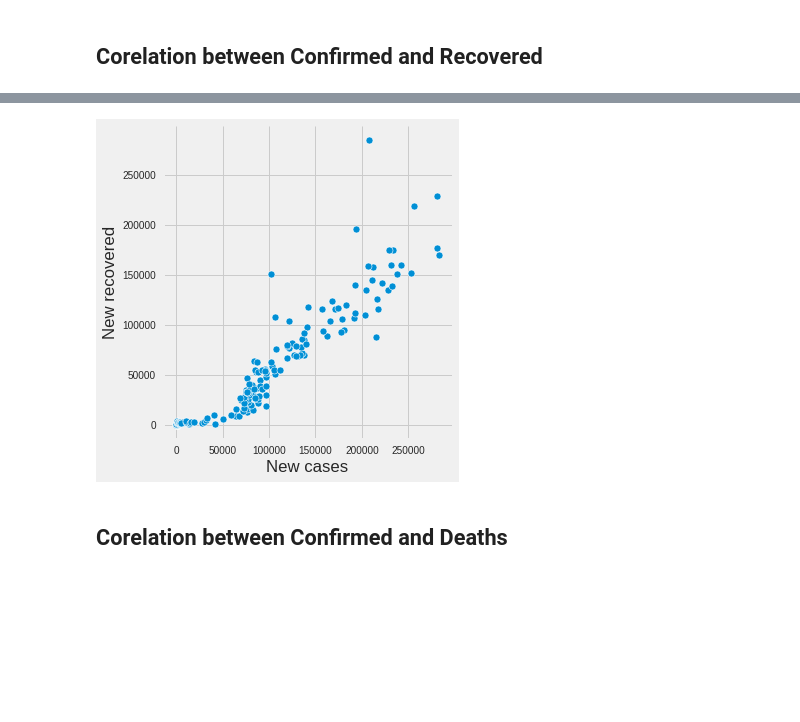
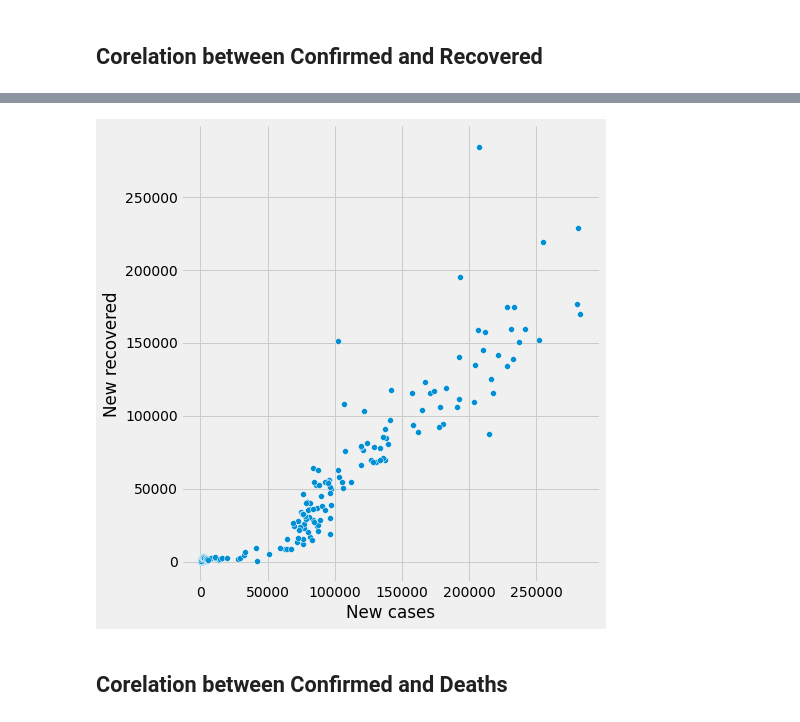
Before and after one commit to NaNdalal-dev/DataScience, a Jupyter notebook: project_day_wise_analysis/covid day wise analysis.ipynb, the cells around one changed output, grey strips where cells are left out. Drawn from its saved outputs; the diff is of its cells as text; code cells hidden in the pictures; blank space fills up the shorter version.

```diff
--- a/project_day_wise_analysis/covid day wise analysis.ipynb
+++ b/project_day_wise_analysis/covid day wise analysis.ipynb
@@ -28,13 +28,13 @@ df.shape
 ## Corelation between Confirmed and Recovered
 # %%
 plt.style.use('fivethirtyeight')
-sns.relplot(data=df, x='New cases', y='New recovered')
+sns.relplot(data=df, x='New cases', y='New recovered',height=7)
 plt.show()
 # %% [output]
 [interactive output not drawn]
 [interactive output not drawn]
 [interactive output not drawn]
-[figure, old version]
+[figure, new version]
 # %% [markdown]
 ## Corelation between Confirmed and Deaths
 # %%
```
Also changed, not shown: parts of 8 cells of this notebook.
